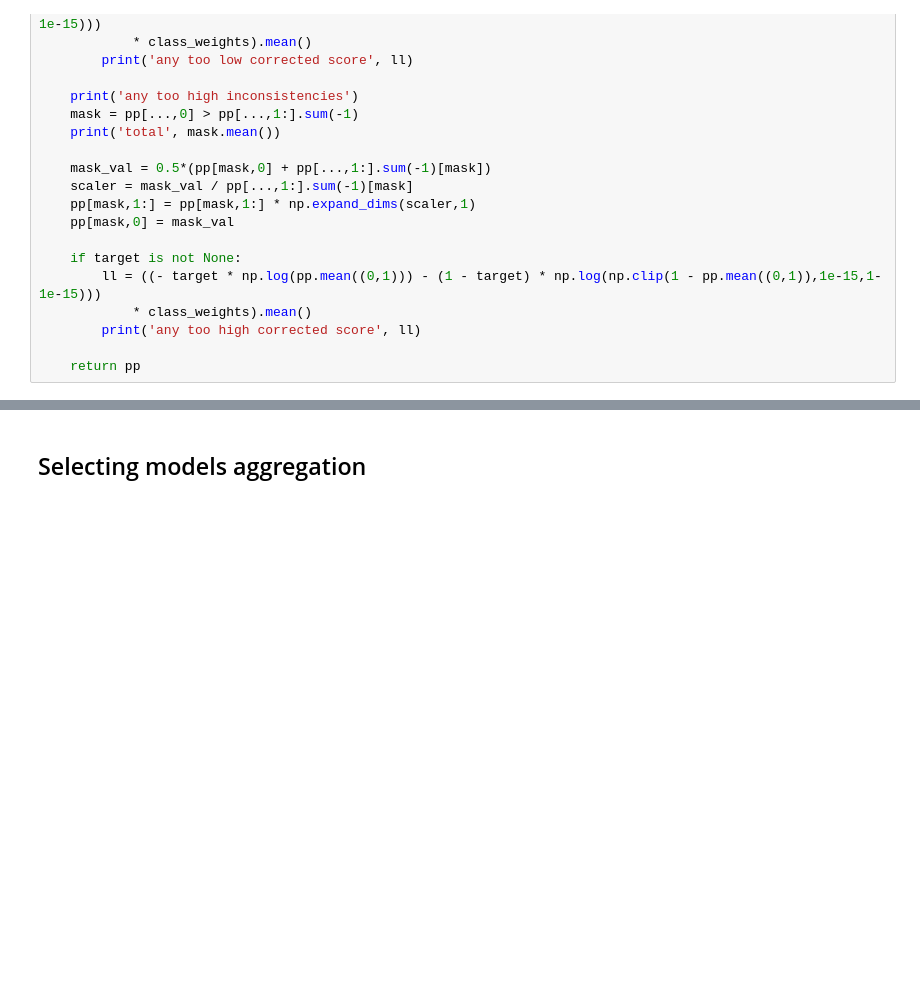
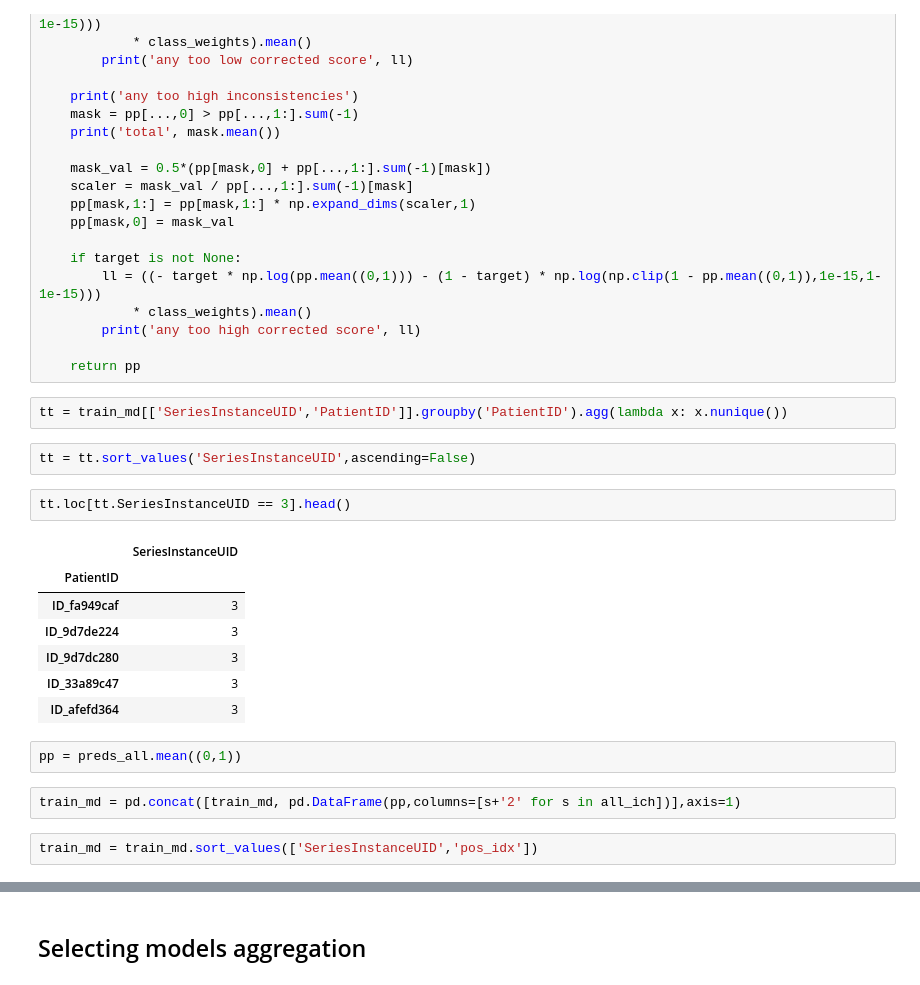
Before and after one commit to nosound2/RSNA-Hemorrhage, a Jupyter notebook: notebooks/Ensembling.ipynb, the cells around one changed output, grey strips where cells are left out. Cells and saved outputs as stored; diff of their text form; blank space fills up the shorter version.

```diff
--- a/notebooks/Ensembling.ipynb
+++ b/notebooks/Ensembling.ipynb
@@ -231,3 +232,23 @@ def predBounding(pp, target=None):
         print('any too high corrected score', ll)
 
     return pp
+# %%
+tt = train_md[['SeriesInstanceUID','PatientID']].groupby('PatientID').agg(lambda x: x.nunique())
+# %%
+tt = tt.sort_values('SeriesInstanceUID',ascending=False)
+# %%
+tt.loc[tt.SeriesInstanceUID == 3].head()
+# %% [output]
+|  | SeriesInstanceUID |
+| PatientID |  |
+| ID_fa949caf | 3 |
+| ID_9d7de224 | 3 |
+| ID_9d7dc280 | 3 |
+| ID_33a89c47 | 3 |
+| ID_afefd364 | 3 |
+# %%
+pp = preds_all.mean((0,1))
+# %%
+train_md = pd.concat([train_md, pd.DataFrame(pp,columns=[s+'2' for s in all_ich])],axis=1)
+# %%
+train_md = train_md.sort_values(['SeriesInstanceUID','pos_idx'])
```
Also changed, not shown: parts of 9 cells of this notebook, 1 other file.
